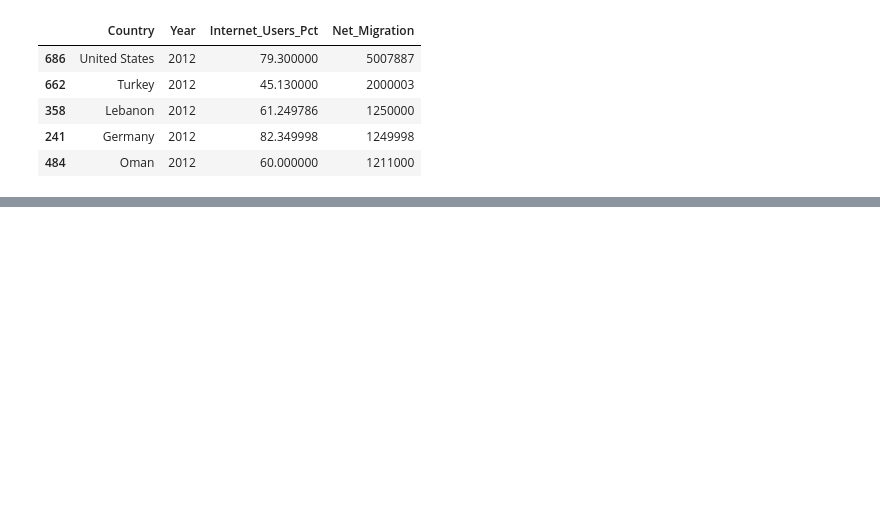
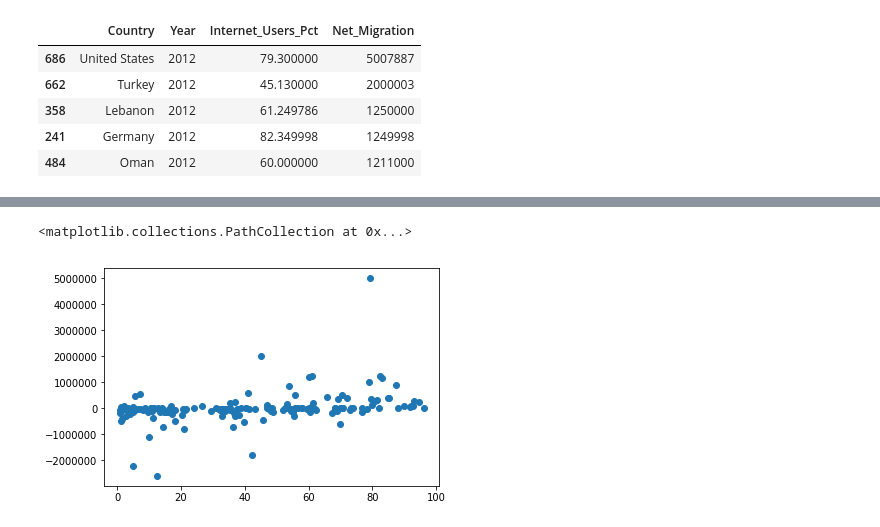
Before and after one commit to smitamisra/DataQ1, a Jupyter notebook: dataquestion1.ipynb, the cells around one changed output, grey strips where cells are left out. Cells and saved outputs as stored; diff of their text form; code cells hidden in the pictures; blank space fills up the shorter version.

Commit message:
upto step 25

```diff
--- a/dataquestion1.ipynb
+++ b/dataquestion1.ipynb
@@ -324,0 +286,5 @@ mergeddata_step13_2012.sort_values('Net_Migration').head()
+# %%
+plt.scatter(mergeddata_step13_2012.Internet_Users_Pct, mergeddata_step13_2012.Net_Migration)
+# %% [output]
+<matplotlib.collections.PathCollection at 0x...>
+[figure, added]
```
Also changed, not shown: parts of 24 cells of this notebook.
